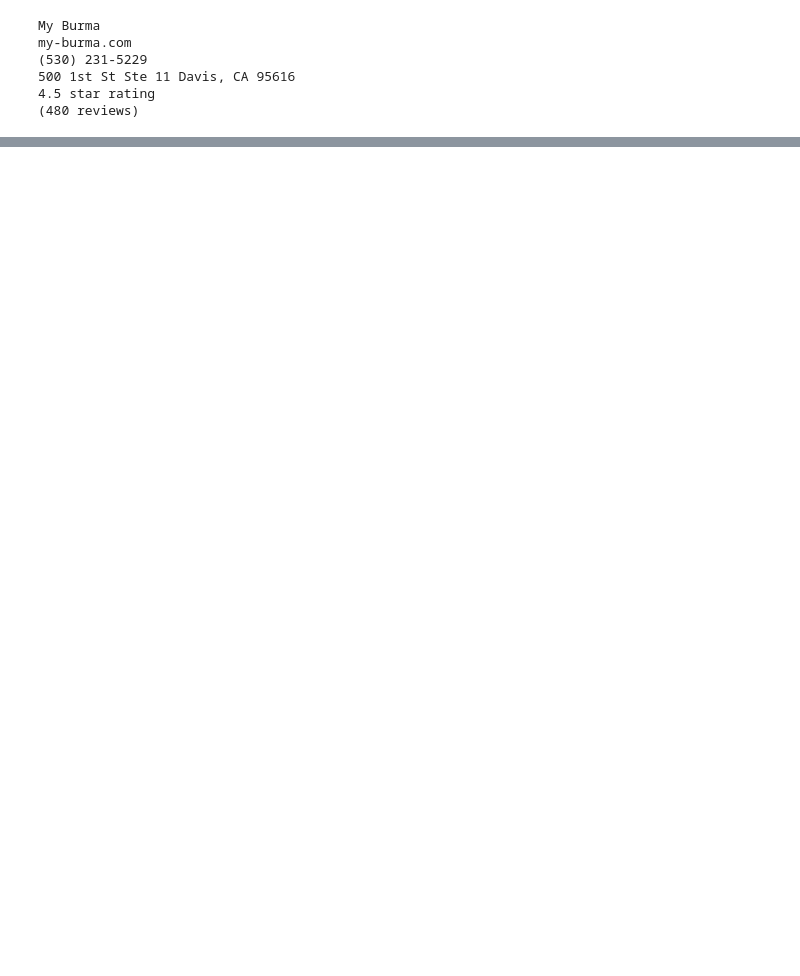
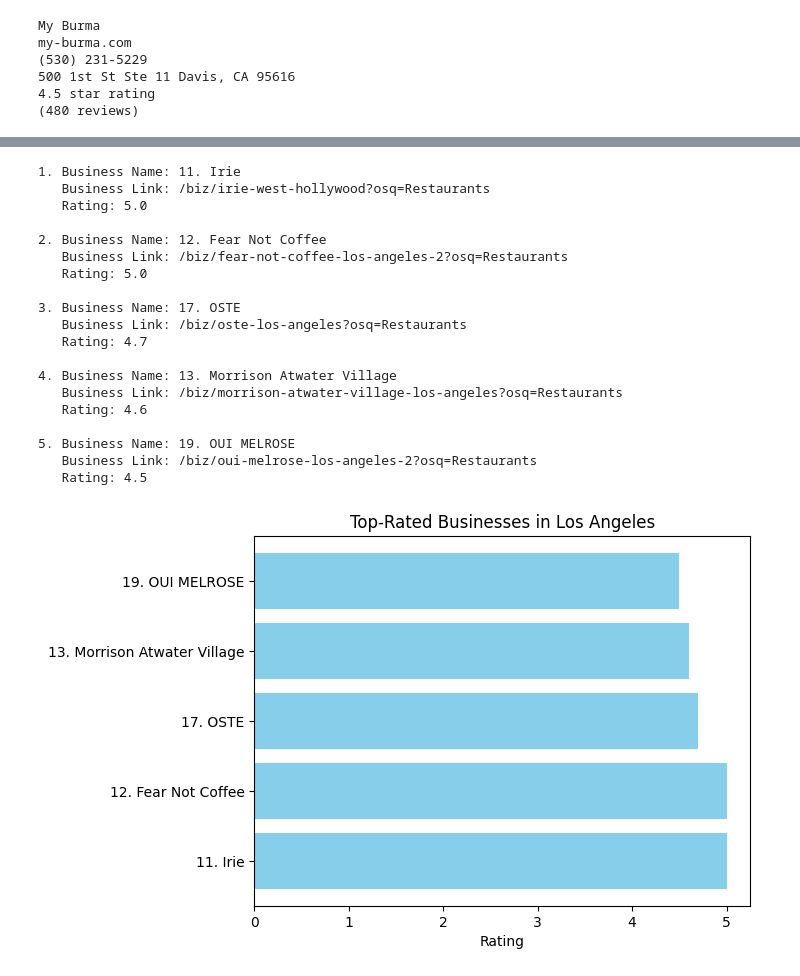
Before and after one commit to allison2368/YelpReviews, a Jupyter notebook: project.ipynb, the cells around one changed output, grey strips where cells are left out. Drawn from its saved outputs; the diff is of its cells as text; code cells hidden in the pictures; blank space fills up the shorter version.

```diff
--- a/project.ipynb
+++ b/project.ipynb
@@ -301,7 +569,7 @@ def get_business_info(page_url):
 url_templateLA = "https://www.yelp.com/search?find_desc=Restaurants&find_loc=Los+Angeles%2C+CA&start={}"
 
 # Number of pages to scrape
-num_pages = 4  # Change this to the desired number of pages
+num_pages = 2
 
 # List to store all business information
 all_business_infoLA = []
@@ -319,0 +606,13 @@ for business in all_business_infoLA:
+# %%
+# List to store all ratings
+all_ratingsLA = []
+
+# Iterate through pages
+for page_number in range(0, num_pages * 10, 10):
+    page_url = url_templateLA.format(page_number)
+    ratings = get_business_info(page_url)
+    all_ratingsLA.extend(ratings)
+
+# Print all ratings
+for i, rating in enumerate(all_ratingsLA, start=1):
+    print(f"Rating {i}: {rating}")
@@ -319,0 +640,44 @@ for business in all_business_infoLA:
+# %%
+# Add ratings to the business_info dictionary
+for i in range(len(all_business_infoLA)):
+    all_business_infoLA[i]['numeric_rating'] = ratings[i]
+
+# Sort businesses based on ratings in descending order
+top_rated_businessesLA = sorted(all_business_infoLA, key=lambda x: x['numeric_rating'], reverse=True)
+
+# Display the top-rated businesses
+for i, business in enumerate(top_rated_businessesLA[:5]):  # Displaying the top 5 businesses
+    print(f"{i + 1}. Business Name: {business['name']}")
+    print(f"   Business Link: {business['link']}")
+    print(f"   Rating: {business['rating']}")
+    print()
+
+# Plot a bar chart for the top-rated businesses
+business_namesLA = [business['name'] for business in top_rated_businessesLA[:5]]
+ratingsLA = [business['numeric_rating'] for business in top_rated_businessesLA[:5]]
+
+plt.barh(business_namesLA, ratingsLA, color='skyblue')
+plt.xlabel('Rating')
+plt.title('Top-Rated Businesses in Los Angeles')
+plt.show()
+# %% [output]
+1. Business Name: 11. Irie
+   Business Link: /biz/irie-west-hollywood?osq=Restaurants
+   Rating: 5.0
+
+2. Business Name: 12. Fear Not Coffee
+   Business Link: /biz/fear-not-coffee-los-angeles-2?osq=Restaurants
+   Rating: 5.0
+
+3. Business Name: 17. OSTE
+   Business Link: /biz/oste-los-angeles?osq=Restaurants
+   Rating: 4.7
+
+4. Business Name: 13. Morrison Atwater Village
+   Business Link: /biz/morrison-atwater-village-los-angeles?osq=Restaurants
+   Rating: 4.6
+
+5. Business Name: 19. OUI MELROSE
+   Business Link: /biz/oui-melrose-los-angeles-2?osq=Restaurants
+   Rating: 4.5
+[figure, added]
```
Also changed, not shown: parts of 29 cells of this notebook.
